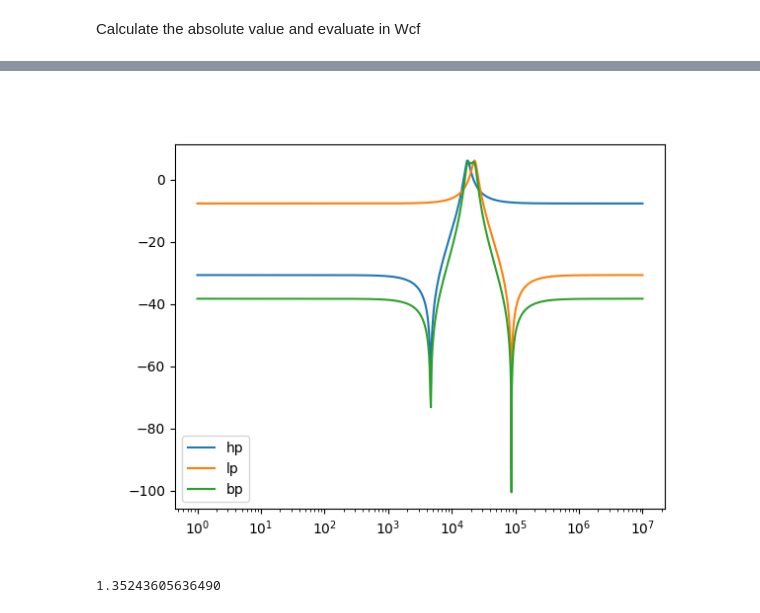
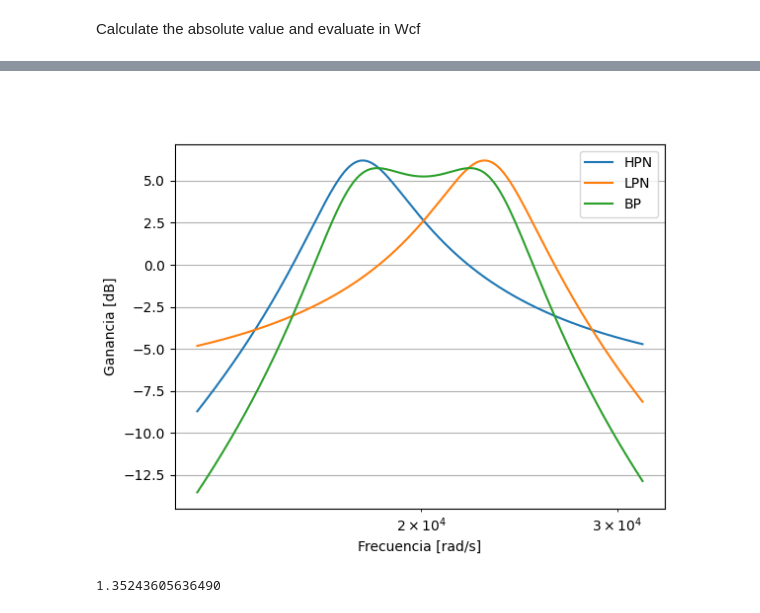
Before and after one commit to Torino1564/Filter-Wizard, a Jupyter notebook: Testing.ipynb, the cells around one changed output, grey strips where cells are left out. Saved outputs shown, nothing was run; the diff lists cells and outputs as text; code cells hidden in the pictures.

```diff
--- a/Testing.ipynb
+++ b/Testing.ipynb
@@ -137,21 +137,24 @@ sp.pprint(hlpn_0)
 # %%
 G = sp.lambdify(w, result, 'numpy')
 F = sp.lambdify(w, Hlpnw_abs_num, 'numpy')
 
-wrange = np.linspace(1, 10e6, 100000)
+wrange = np.logspace(4.1, 4.5, 1000)
 
 G = 20*np.log10(G(wrange))
 F = 20*np.log10(F(wrange))
 
 
 plt.figure()
-plt.semilogx(wrange, G, label='hp')
-plt.semilogx(wrange, F, label='lp')
-plt.semilogx(wrange,F+G, label="bp")
+plt.semilogx(wrange, G, label='HPN')
+plt.semilogx(wrange, F, label='LPN')
+plt.semilogx(wrange,F+G, label="BP")
 plt.legend(loc='best')
+plt.xlabel("Frecuencia [rad/s]")
+plt.ylabel("Ganancia [dB]")
+plt.grid()
 plt.show()
 # %% [output]
-[figure, old version]
+[figure, new version]
 # %%
 result = result.subs(w, 20106.19)
 sp.pprint(result)
```
Also changed, not shown: 7 other files.
